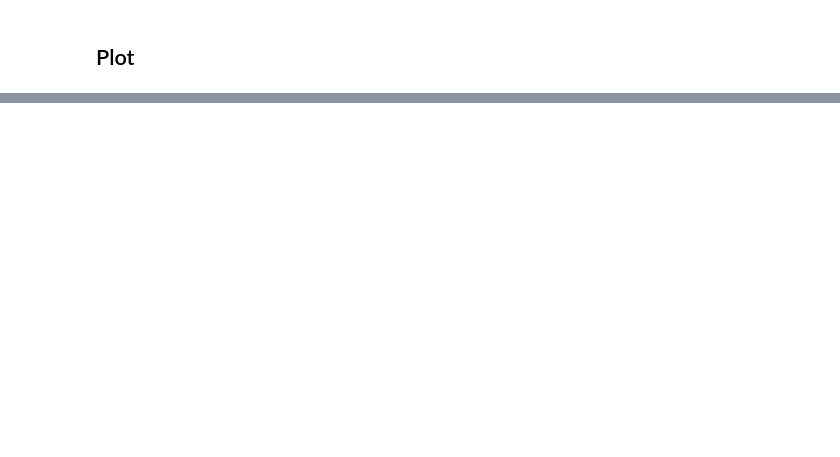
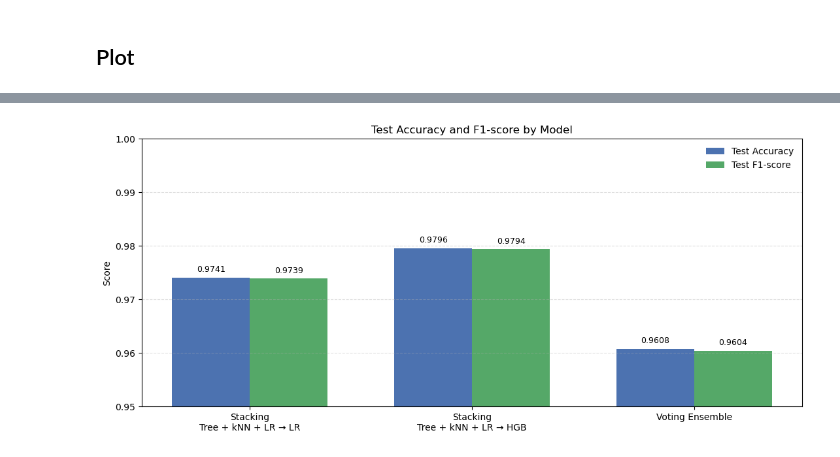
Before and after one commit to leyla-louache/mnist-project, a Jupyter notebook: results/final_comparison.ipynb, the cells around one changed output, grey strips where cells are left out. Drawn from its saved outputs; the diff is of its cells as text; code cells hidden in the pictures; blank space fills up the shorter version.

```diff
--- a/results/final_comparison.ipynb
+++ b/results/final_comparison.ipynb
@@ -113,0 +66,3 @@ Comparison Table :
+# %%
+with open("../results/01_robustness.json", "r") as f:
+    robustness_results = json.load(f)
@@ -175,0 +99,86 @@ plt.show()
+# %%
+model_labels = []
+test_accuracies = []
+test_f1_scores = []
+
+for _, row in df.iterrows():
+
+    if row["source_file"] == "01_ensemble.json":
+        label = "Stacking\nTree + kNN + LR → LR"
+
+    elif row["source_file"] == "02_ensemble.json":
+        label = "Stacking\nTree + kNN + LR → HGB"
+
+    elif row["source_file"] == "03_ensemble.json":
+        label = row["category"]
+
+    else:
+        label = row["category"]
+
+    model_labels.append(label)
+    test_accuracies.append(row["test_accuracy"])
+    test_f1_scores.append(row["test_f1"])
+
+
+x = np.arange(len(model_labels))
+width = 0.35
+
+plt.figure(figsize=(11,5))
+
+bars1 = plt.bar(
+    x - width/2,
+    test_accuracies,
+    width,
+    label="Test Accuracy",
+    color="#4C72B0"
+)
+
+bars2 = plt.bar(
+    x + width/2,
+    test_f1_scores,
+    width,
+    label="Test F1-score",
+    color="#55A868"
+)
+
+plt.xticks(x, model_labels, rotation=0, ha="center")
+plt.ylabel("Score")
+plt.title("Test Accuracy and F1-score by Model")
+
+plt.ylim(0.95, 1.0)
+
+plt.grid(axis="y", linestyle="--", alpha=0.4)
+plt.legend(frameon=False)
+
+# add value labels
+for bar in bars1:
+    height = bar.get_height()
+    plt.text(
+        bar.get_x() + bar.get_width()/2,
+        height + 0.001,
+        f"{height:.4f}",
+        ha="center",
+        fontsize=9
+    )
+
+for bar in bars2:
+    height = bar.get_height()
+    plt.text(
+        bar.get_x() + bar.get_width()/2,
+        height + 0.001,
+        f"{height:.4f}",
+        ha="center",
+        fontsize=9
+    )
+
+plt.tight_layout()
+
+plt.savefig(
+    "../plot/test_accuracy_vs_f1_per_model.png",
+    dpi=300,
+    bbox_inches="tight"
+)
+
+plt.show()
+# %% [output]
+[figure, added]
```
Also changed, not shown: parts of 23 cells of this notebook, 25 other files.
